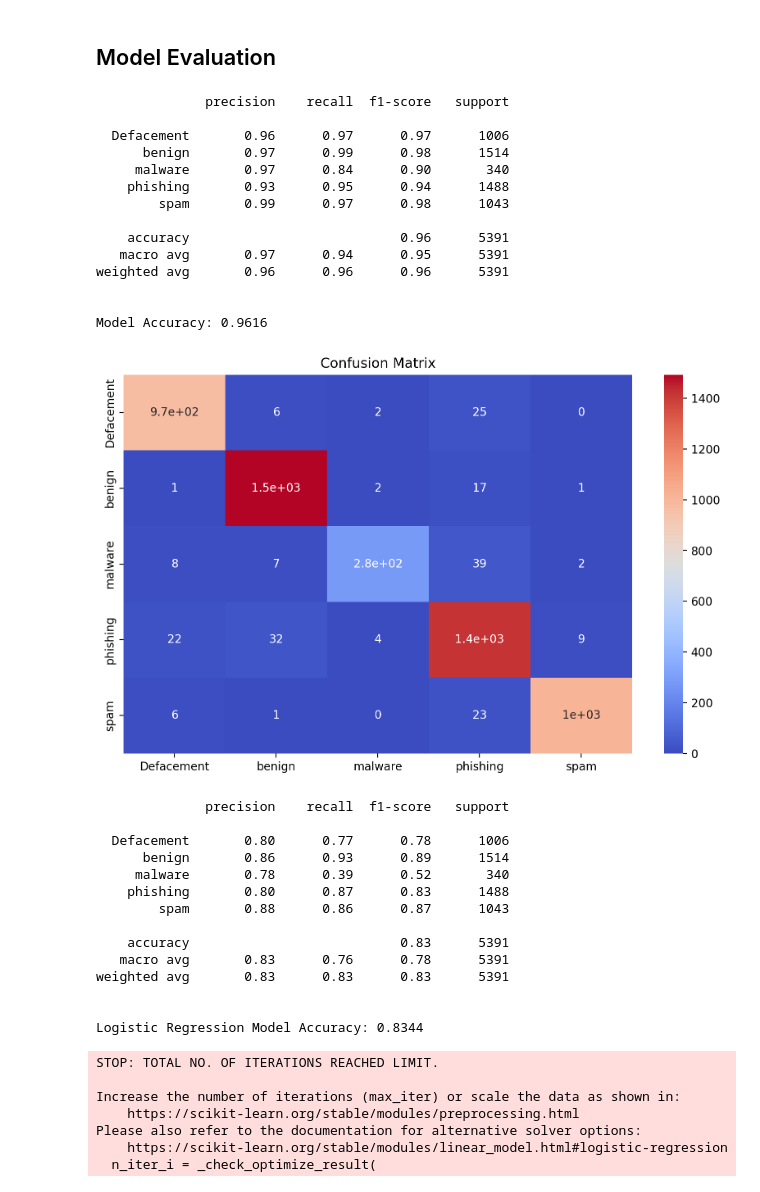
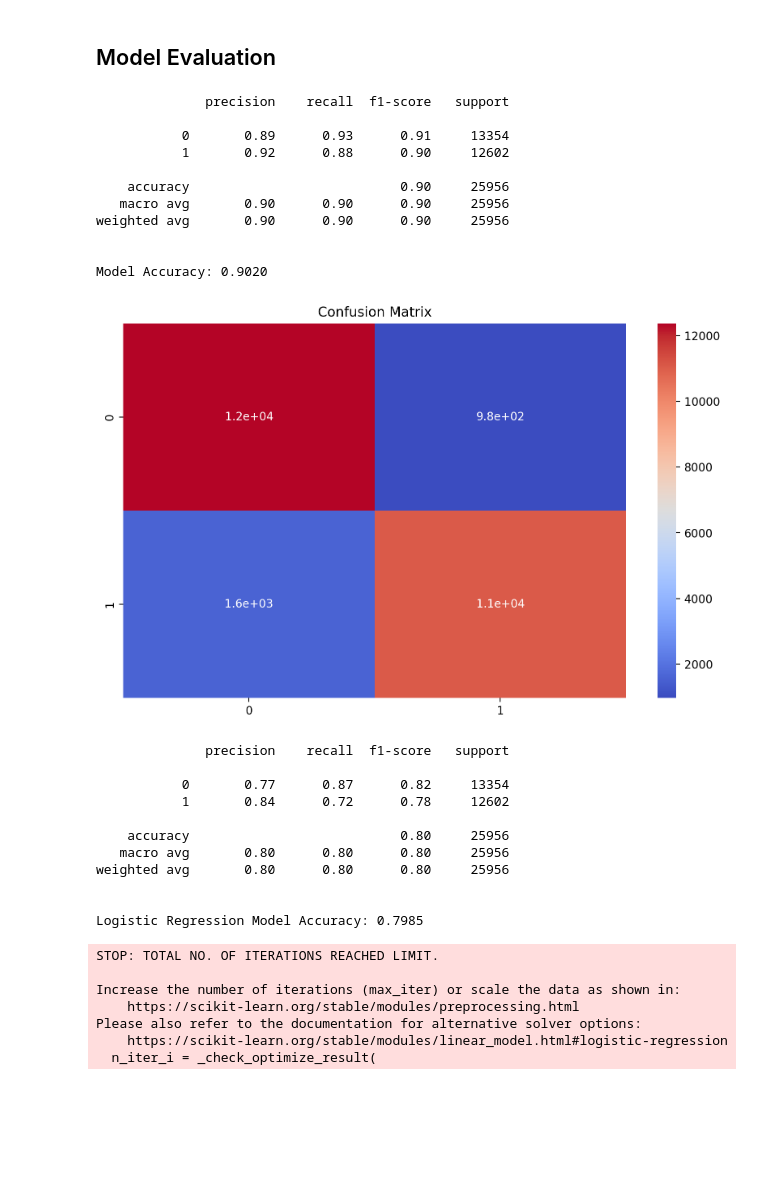
Before and after one commit to DejusDevspace/phishing-detector-ml-cli-toolkit, a Jupyter notebook: modelling.ipynb, the cells around one changed output. Drawn from its saved outputs; the diff is of its cells as text; code cells hidden in the pictures; blank space fills up the shorter version.

Commit message:
completed experiment two tests

```diff
--- a/modelling.ipynb
+++ b/modelling.ipynb
@@ -5,7 +5,7 @@ import pandas as pd
 pd.set_option('display.max_columns', None)
 # %%
 # Loading the data
-data = pd.read_csv("datasets/feature_selected_data.csv", index_col=0)
+data = pd.read_csv("datasets/feature_selected_data2.csv", index_col=0)
 # %%
 print(data.shape)
 data.head()
@@ -53,37 +53,34 @@ with open("encoders/label_encoder.pkl", "rb") as file:
 # Getting the model's predictions on the test set
 pred = classifier.predict(X_test)
 # %%
-print(classification_report(y_test, pred, target_names=encoder.classes_))
+print(classification_report(y_test, pred))
 print("\nModel Accuracy: {:.4f}".format(accuracy_score(y_test, classifier.predict(X_test))))
 # %% [output]
               precision    recall  f1-score   support
 
-  Defacement       0.96      0.97      0.97      1006
-      benign       0.97      0.99      0.98      1514
-     malware       0.97      0.84      0.90       340
-    phishing       0.93      0.95      0.94      1488
-        spam       0.99      0.97      0.98      1043
+           0       0.89      0.93      0.91     13354
+           1       0.92      0.88      0.90     12602
 
-    accuracy                           0.96      5391
-   macro avg       0.97      0.94      0.95      5391
-weighted avg       0.96      0.96      0.96      5391
+    accuracy                           0.90     25956
+   macro avg       0.90      0.90      0.90     25956
+weighted avg       0.90      0.90      0.90     25956
 
 
-Model Accuracy: 0.9616
+Model Accuracy: 0.9020
 # %%
 # Getting the confusion matrix for the model's performance
 plt.figure(figsize=(10, 6), dpi=200)
 sns.heatmap(
     confusion_matrix(y_test, pred),
     annot=True,
-    xticklabels=encoder.classes_,
-    yticklabels=encoder.classes_,
+    # xticklabels=encoder.classes_,
+    # yticklabels=encoder.classes_,
     cmap="coolwarm"
 )
 plt.title("Confusion Matrix")
-plt.savefig("./plots/final_classifier_confusion_matrix")
+# plt.savefig("./plots/final_classifier_confusion_matrix")
 plt.show()
 # %% [output]
-[figure, old version]
+[figure, new version]
 # %%
 # Saving the model
@@ -98,23 +95,20 @@ logistic_classifier = LogisticRegression(max_iter=1000, random_state=42)
 logistic_classifier.fit(X_train, y_train)
 # Getting the model's predictions on the test set
 logistic_pred = logistic_classifier.predict(X_test)
-print(classification_report(y_test, logistic_pred, target_names=encoder.classes_))
+print(classification_report(y_test, logistic_pred))
 print("\nLogistic Regression Model Accuracy: {:.4f}".format(accuracy_score(y_test, logistic_pred)))
 # %% [output]
               precision    recall  f1-score   support
 
-  Defacement       0.80      0.77      0.78      1006
-      benign       0.86      0.93      0.89      1514
-     malware       0.78      0.39      0.52       340
-    phishing       0.80      0.87      0.83      1488
-        spam       0.88      0.86      0.87      1043
+           0       0.77      0.87      0.82     13354
+           1       0.84      0.72      0.78     12602
 
-    accuracy                           0.83      5391
-   macro avg       0.83      0.76      0.78      5391
-weighted avg       0.83      0.83      0.83      5391
+    accuracy                           0.80     25956
+   macro avg       0.80      0.80      0.80     25956
+weighted avg       0.80      0.80      0.80     25956
 
 
-Logistic Regression Model Accuracy: 0.8344
+Logistic Regression Model Accuracy: 0.7985
 STOP: TOTAL NO. OF ITERATIONS REACHED LIMIT.
 
 Increase the number of iterations (max_iter) or scale the data as shown in:
```
Also changed, not shown: parts of 6 cells of this notebook, 6 other files.
